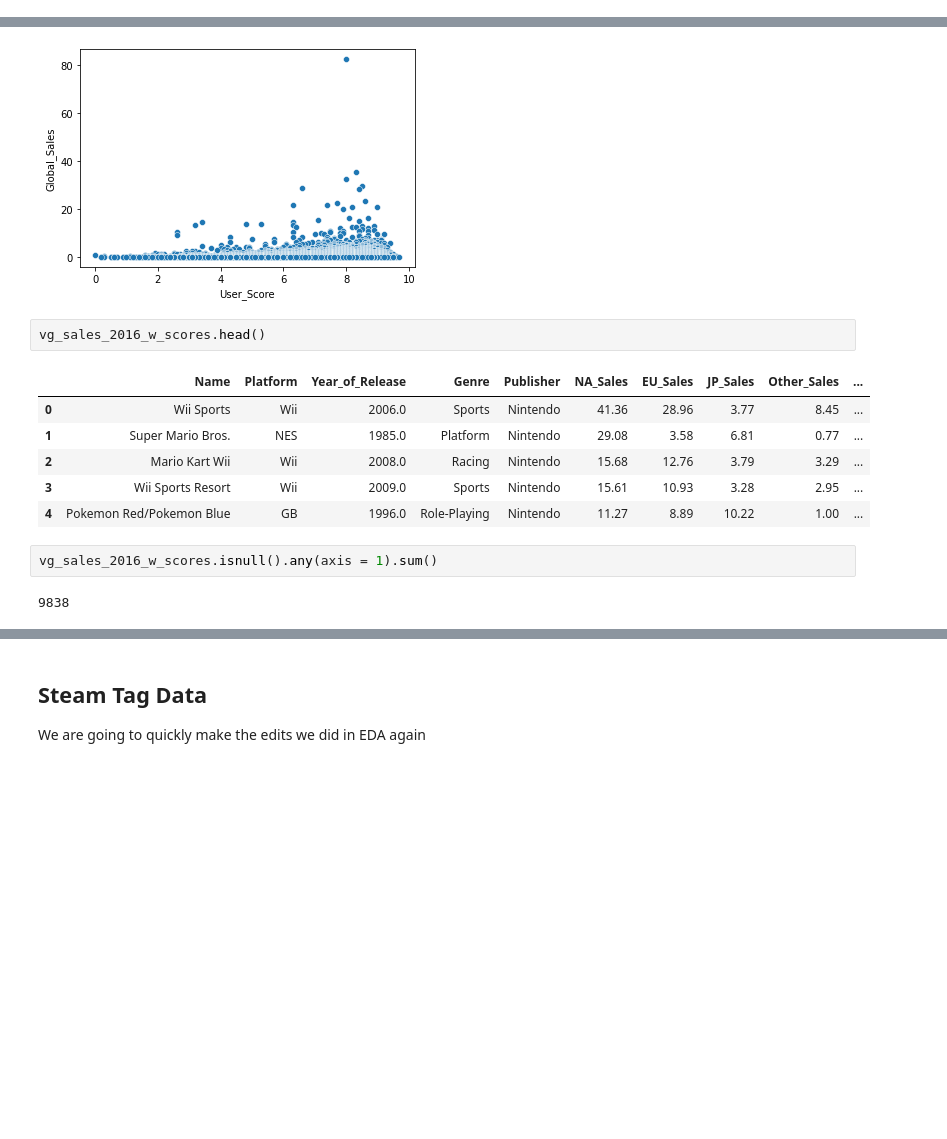
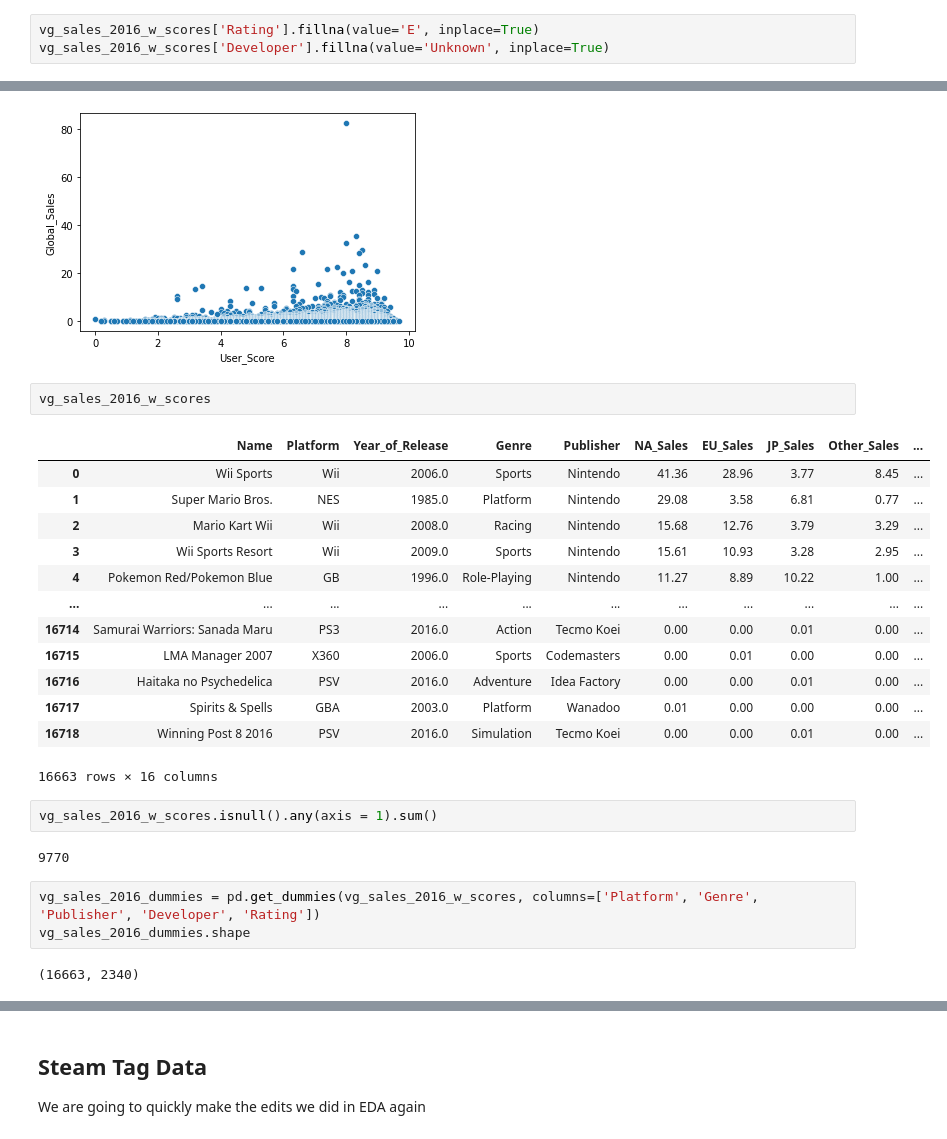
Before and after one commit to mlu004/Capstone2-Video-Game-Popularity, a Jupyter notebook: Preprocessing and Training Data.ipynb, the cells around one changed output, grey strips where cells are left out. Cells and saved outputs as stored; diff of their text form; blank space fills up the shorter version.

```diff
--- a/Preprocessing and Training Data.ipynb
+++ b/Preprocessing and Training Data.ipynb
@@ -61,21 +62,36 @@ User_Count         9079
 Developer          6576
 Rating             6720
 dtype: int64
+# %%
+vg_sales_2016_w_scores['Rating'].fillna(value='E', inplace=True)
+vg_sales_2016_w_scores['Developer'].fillna(value='Unknown', inplace=True)
 # %%
 _ = sns.scatterplot(data=vg_sales_2016_w_scores, x='User_Score', y='Global_Sales')
 plt.show()
 # %% [output]
 [figure]
 # %%
-vg_sales_2016_w_scores.head()
+vg_sales_2016_w_scores
 # %% [output]
 |  | Name | Platform | Year_of_Release | Genre | Publisher | NA_Sales | EU_Sales | JP_Sales | Other_Sales | ... |
 | 0 | Wii Sports | Wii | 2006.0 | Sports | Nintendo | 41.36 | 28.96 | 3.77 | 8.45 | ... |
 | 1 | Super Mario Bros. | NES | 1985.0 | Platform | Nintendo | 29.08 | 3.58 | 6.81 | 0.77 | ... |
 | 2 | Mario Kart Wii | Wii | 2008.0 | Racing | Nintendo | 15.68 | 12.76 | 3.79 | 3.29 | ... |
 | 3 | Wii Sports Resort | Wii | 2009.0 | Sports | Nintendo | 15.61 | 10.93 | 3.28 | 2.95 | ... |
 | 4 | Pokemon Red/Pokemon Blue | GB | 1996.0 | Role-Playing | Nintendo | 11.27 | 8.89 | 10.22 | 1.00 | ... |
+| ... | ... | ... | ... | ... | ... | ... | ... | ... | ... | ... |
+| 16714 | Samurai Warriors: Sanada Maru | PS3 | 2016.0 | Action | Tecmo Koei | 0.00 | 0.00 | 0.01 | 0.00 | ... |
+| 16715 | LMA Manager 2007 | X360 | 2006.0 | Sports | Codemasters | 0.00 | 0.01 | 0.00 | 0.00 | ... |
+| 16716 | Haitaka no Psychedelica | PSV | 2016.0 | Adventure | Idea Factory | 0.00 | 0.00 | 0.01 | 0.00 | ... |
+| 16717 | Spirits & Spells | GBA | 2003.0 | Platform | Wanadoo | 0.01 | 0.00 | 0.00 | 0.00 | ... |
+| 16718 | Winning Post 8 2016 | PSV | 2016.0 | Simulation | Tecmo Koei | 0.00 | 0.00 | 0.01 | 0.00 | ... |
+16663 rows × 16 columns
 # %%
 vg_sales_2016_w_scores.isnull().any(axis = 1).sum()
 # %% [output]
-9838
+9770
+# %%
+vg_sales_2016_dummies = pd.get_dummies(vg_sales_2016_w_scores, columns=['Platform', 'Genre', 'Publisher', 'Developer', 'Rating'])
+vg_sales_2016_dummies.shape
+# %% [output]
+(16663, 2340)
```
Also changed, not shown: parts of 13 cells of this notebook.
